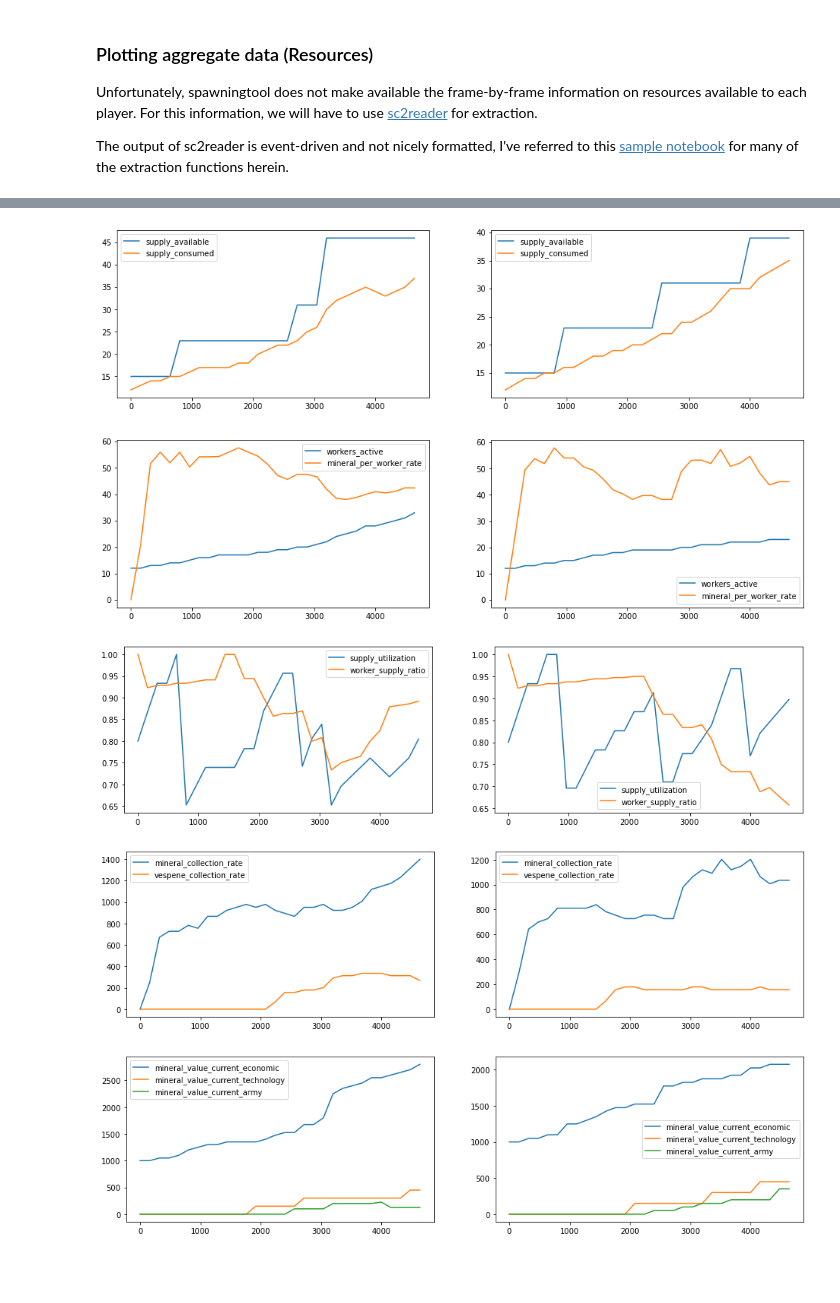
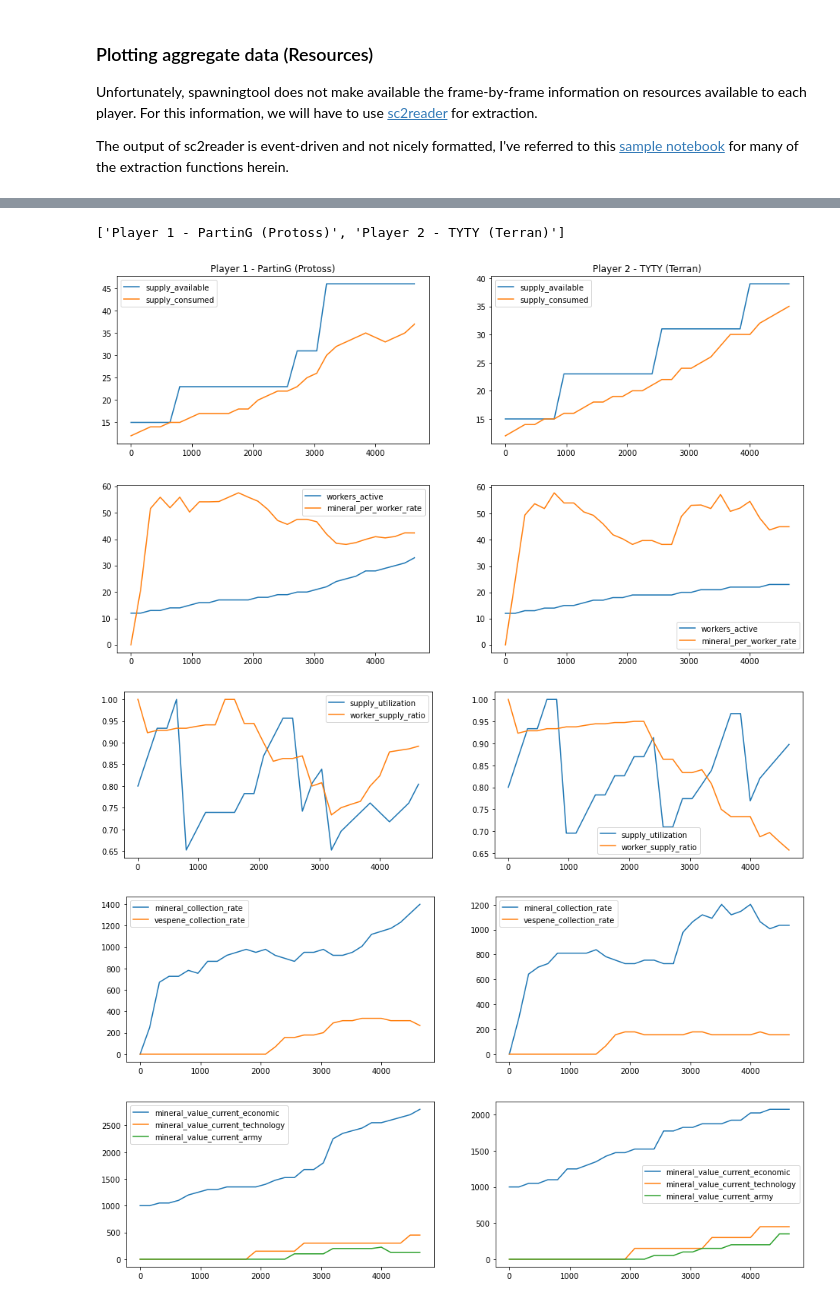
Before and after one commit to devYaoYH/SCII_BO_Classifier, a Jupyter notebook: Dataset Visualization.ipynb, the cells around one changed output, grey strips where cells are left out. Saved outputs shown, nothing was run; the diff lists cells and outputs as text; code cells hidden in the pictures; blank space fills up the shorter version.

Commit message:
Updated with excerpt from Proposal | Updated figure with player name

```diff
--- a/Dataset Visualization.ipynb
+++ b/Dataset Visualization.ipynb
@@ -575,6 +575,7 @@ class SC2ReplayData(object):
             "matchup": 'v'.join(sorted([s.detail_data["race"][0].upper() for s in self.replay.players])),
             "winners": [(s.pid, s.name, s.detail_data["race"]) for s in self.winners],
             "losers": [(s.pid, s.name, s.detail_data["race"]) for s in self.losers],
+            "player_names": [str(s) for s in self.replay.players],
             "stats_names": [k for k in self.players[1].keys()], # Player statistic key labels
             "stats": {player: data for player, data in self.players.items()} # Full dictionary
         }
@@ -594,3 +593,7 @@ sc2replay_playerOne, sc2replay_playerTwo = data_dump['stats'][1], data_dump['sta
+# %%
+data_dump['player_names']
+# %% [output]
+['Player 1 - PartinG (Protoss)', 'Player 2 - TYTY (Terran)']
 # %%
 def plot_stat_player(playerData, key, **kwargs):
     plot_stat_graph(playerData[key], name=key, **kwargs)
@@ -607,20 +610,25 @@ def plot_stat_graph(stat_data, name=None, ax=None, show=True):
 # %%
 # Here, we grab important MACRO information that will be simultaneously useful alongside discrete actions in the BuildOrder
 supply_stats = ('supply_available', 'supply_consumed')
 worker_stats = ('workers_active', 'mineral_per_worker_rate')
 ratio_stats = ('supply_utilization', 'worker_supply_ratio')
 resource_stats = ('mineral_collection_rate', 'vespene_collection_rate')
 mineral_stats = ('mineral_value_current_economic', 'mineral_value_current_technology', 'mineral_value_current_army')
 vespene_stats = ('vespene_value_current_economic', 'vespene_value_current_technology', 'vespene_value_current_army')
 stats_groups = [supply_stats, worker_stats, ratio_stats, resource_stats, mineral_stats, vespene_stats]
+heading = False
 for key_li in stats_groups:
     fig, ax = plt.subplots(1,2, figsize=(16,4))
+    if (not heading):
+        for i in range(2):
+            ax[i].set_title(data_dump['player_names'][i])
+        heading = True
     for key in key_li:
         plot_stat_player(sc2replay_playerOne, key, ax=ax[0], show=False)
         plot_stat_player(sc2replay_playerTwo, key, ax=ax[1], show=False)
 plt.show()
 # %% [output]
-[figure, old version]
+[figure, new version]
 [figure]
 [figure]
 [figure]
```
Also changed, not shown: parts of 2 cells of this notebook, 1 other file.
